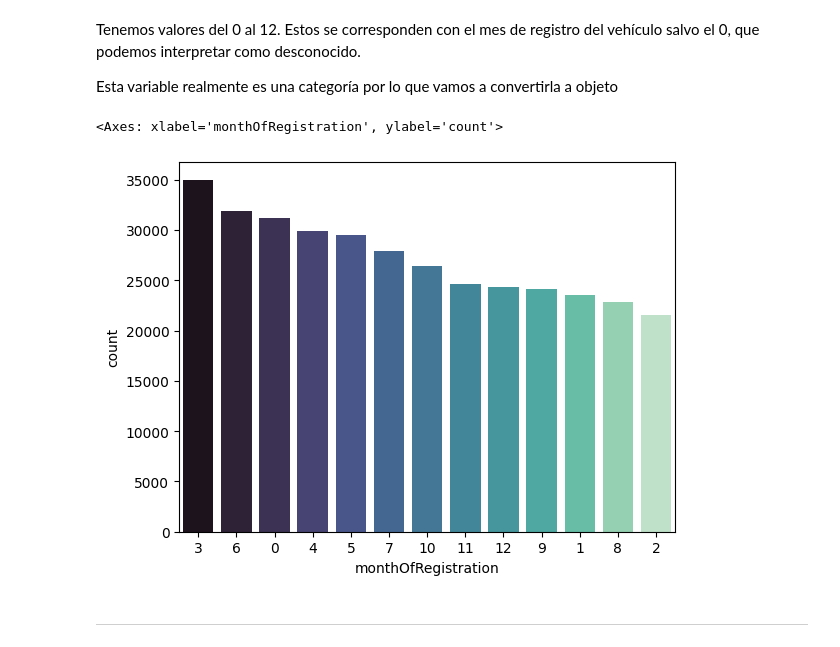
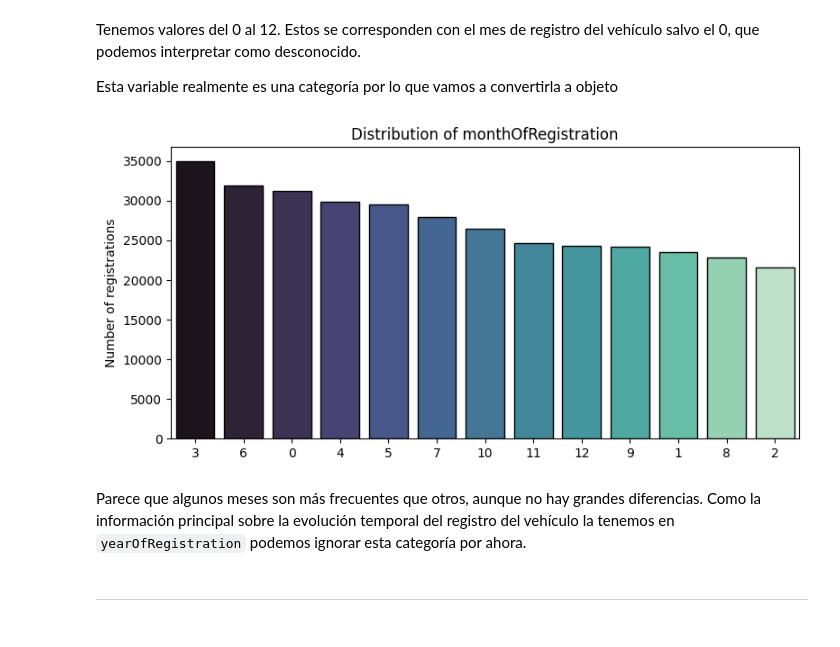
Before and after one commit to SupernovaIa/Project-ML-CarPricePrediction, a Jupyter notebook: notebook/01-EDA.ipynb, the cells around one changed output. Cells and saved outputs as stored; diff of their text form; code cells hidden in the pictures.

```diff
--- a/notebook/01-EDA.ipynb
+++ b/notebook/01-EDA.ipynb
@@ -370,11 +370,9 @@ Tenemos valores del 0 al 12. Estos se corresponden con el mes de registro del ve
 Esta variable realmente es una categoría por lo que vamos a convertirla a objeto
 # %%
 df['monthOfRegistration'] = df['monthOfRegistration'].astype(object)
-# %%
-sns.countplot(x = 'monthOfRegistration',
-                data = df['monthOfRegistration'].reset_index(),
-                palette='mako',
-                order = df['monthOfRegistration'].value_counts().index)
-# %% [output]
-<Axes: xlabel='monthOfRegistration', ylabel='count'>
-[figure, removed]
+# %%
+count_plot(df, 'monthOfRegistration')
+# %% [output]
+[figure, added]
+# %% [markdown]
+Parece que algunos meses son más frecuentes que otros, aunque no hay grandes diferencias. Como la información principal sobre la evolución temporal del registro del vehículo la tenemos en `yearOfRegistration` podemos ignorar esta categoría por ahora.
```
Also changed, not shown: parts of 50 cells of this notebook, 1 other file.
